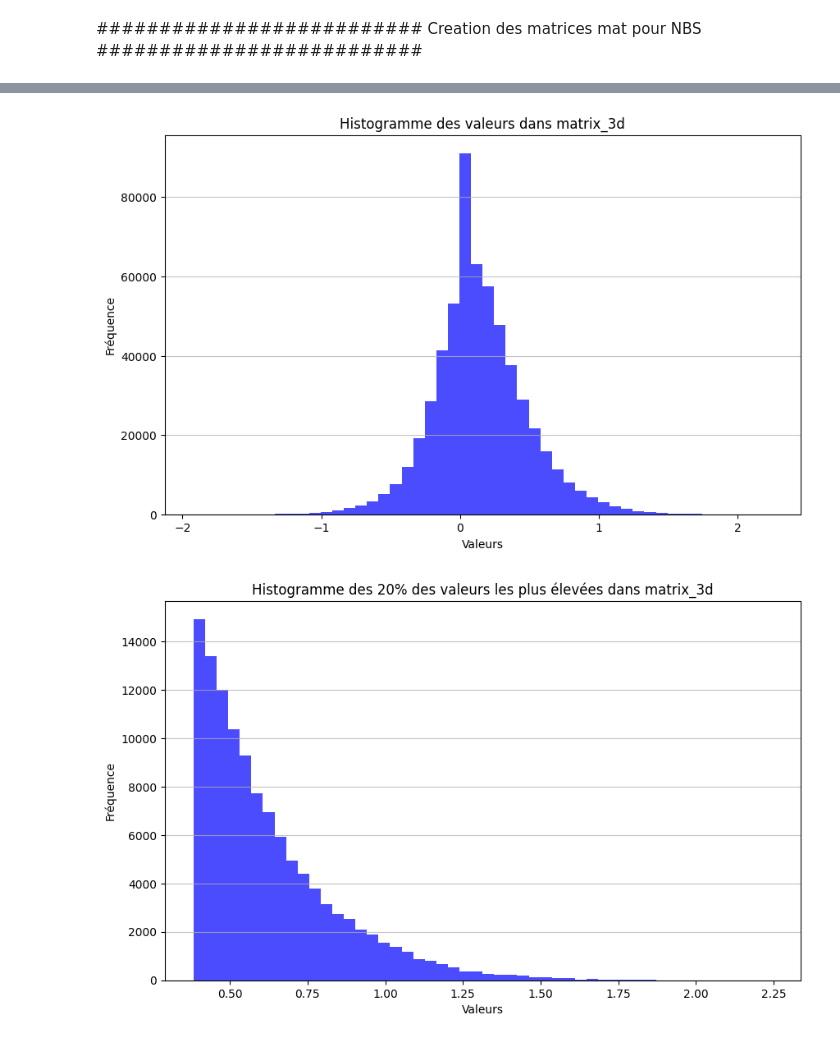
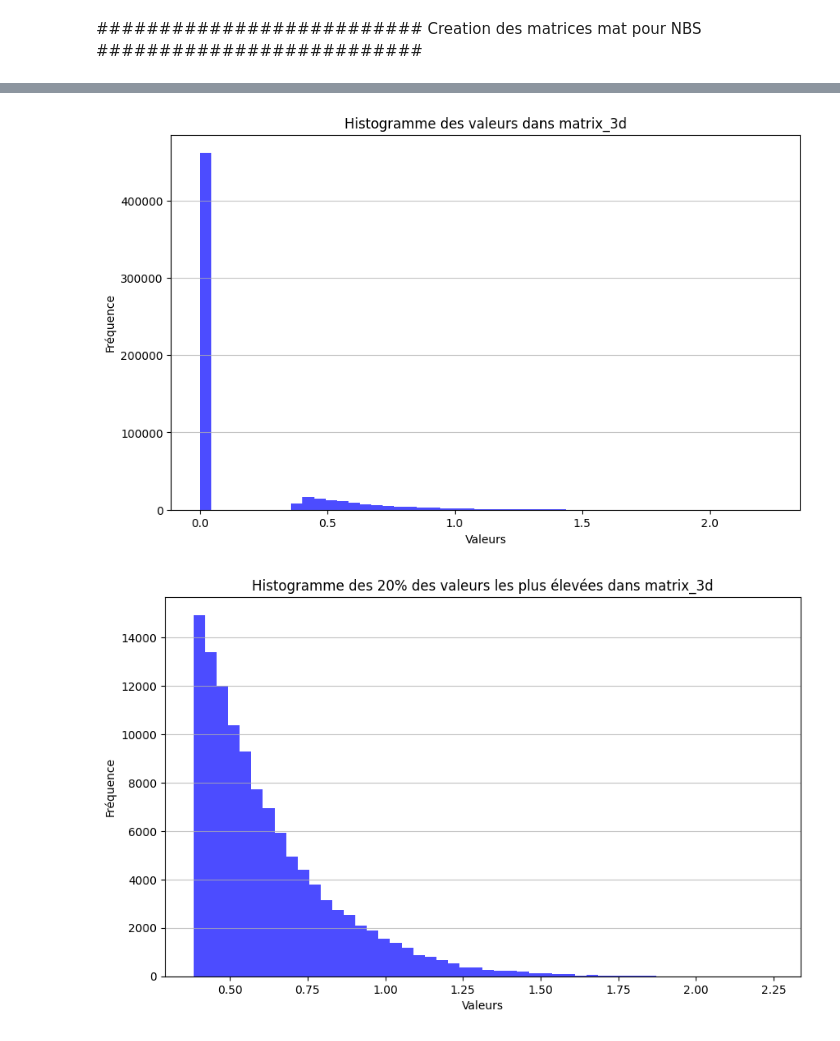
Before and after one commit to RomainViardLille/LiiFE, a Jupyter notebook: PACTE1.ipynb, the cells around one changed output, grey strips where cells are left out. Drawn from its saved outputs; the diff is of its cells as text; code cells hidden in the pictures.

```diff
--- a/PACTE1.ipynb
+++ b/PACTE1.ipynb
@@ -658,19 +659,19 @@ Reading file: /NAS/dumbo/protocoles/PACTE1/data/bids/derivatives_v2.0/NBS/sub-04
 # %%
 import matplotlib.pyplot as plt
 
 # Aplatir la matrice 3D pour obtenir toutes les valeurs dans un tableau 1D
-values = matrix_3d.flatten()
+values = matrix_3d_top20.flatten()
 
 # Tracer l'histogramme
 plt.figure(figsize=(10, 6))
 plt.hist(values, bins=50, color='blue', alpha=0.7)
 plt.title("Histogramme des valeurs dans matrix_3d")
 plt.xlabel("Valeurs")
 plt.ylabel("Fréquence")
 plt.grid(axis='y', alpha=0.75)
 plt.show()
 # %% [output]
-[figure, old version]
+[figure, new version]
 # %%
 # Calculer le seuil correspondant aux 20% des valeurs les plus élevées
 threshold = np.percentile(matrix_3d, 80)
```
Also changed, not shown: parts of 1 cell of this notebook.
